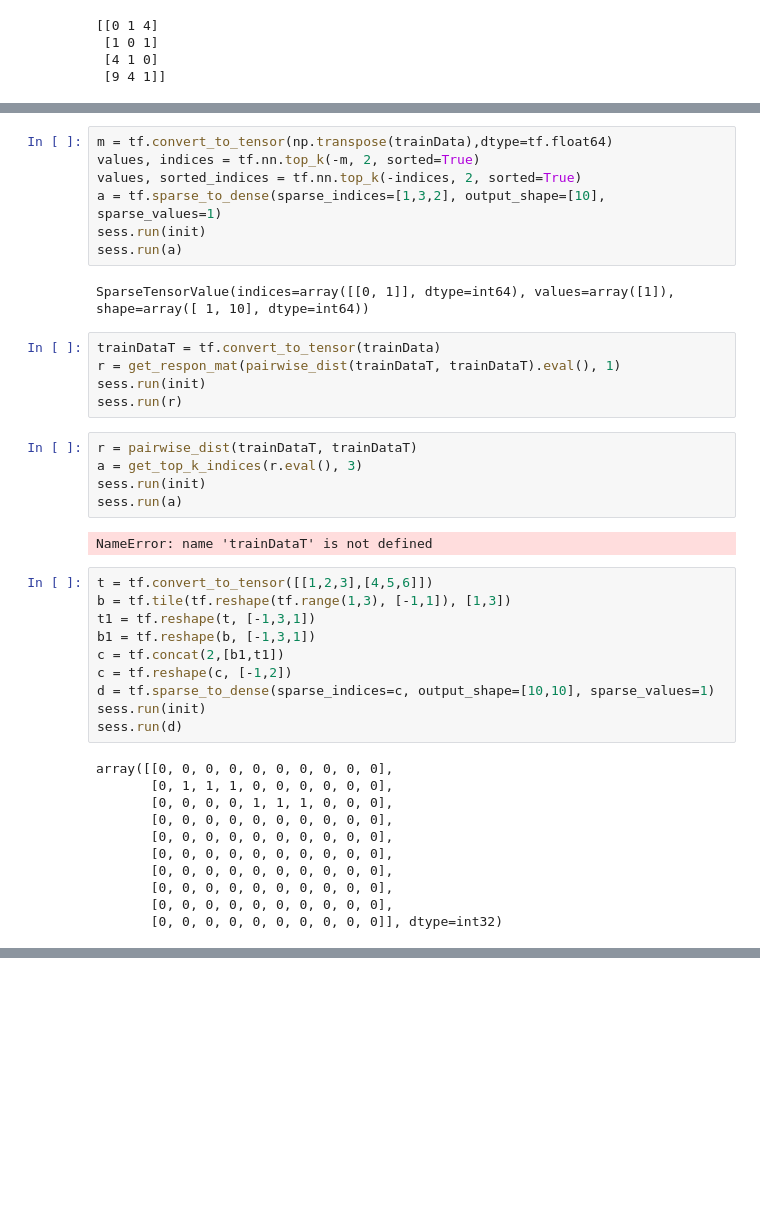
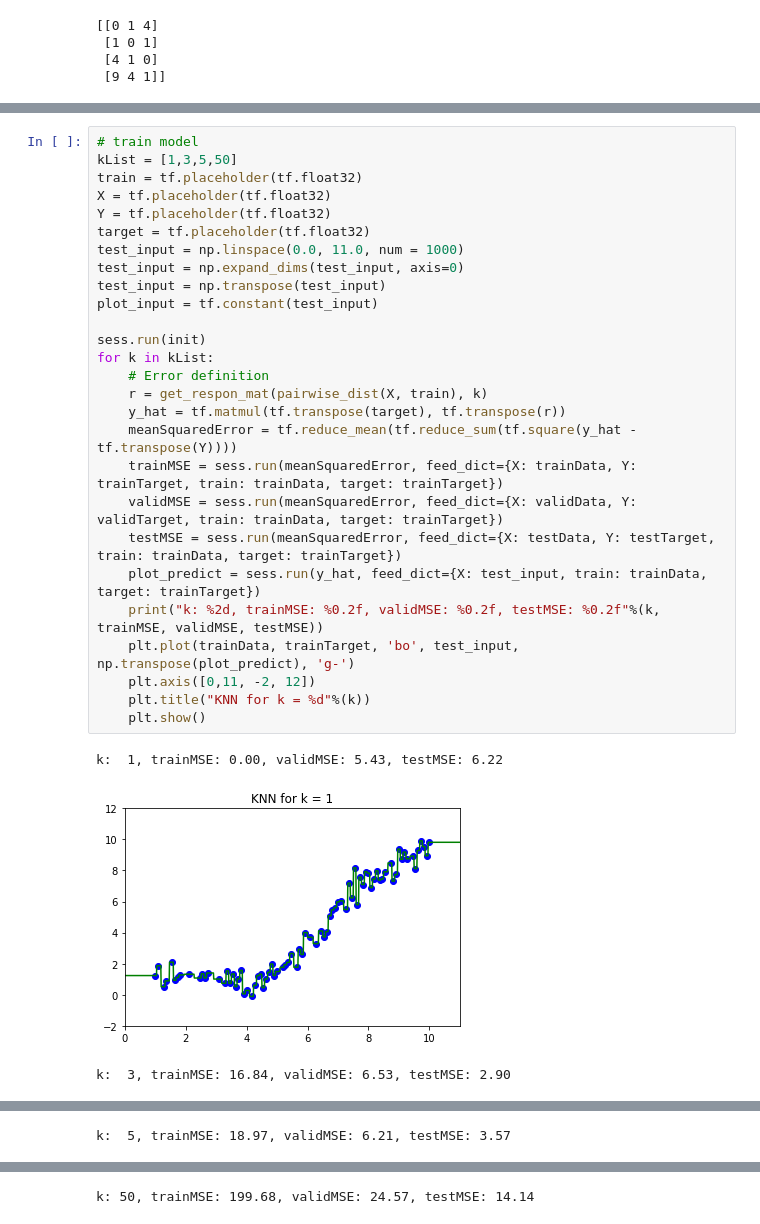
Before and after one commit to lidaiqing/Inference-MachineLearning, a Jupyter notebook: A1/code/a1.ipynb, the cells around one changed output, grey strips where cells are left out. Cells and saved outputs as stored; diff of their text form; blank space fills up the shorter version.

```diff
--- a/A1/code/a1.ipynb
+++ b/A1/code/a1.ipynb
@@ -91,42 +76,31 @@ UnboundLocalError: local variable 'sorted_indices' referenced before assignment
-# %%
-m = tf.convert_to_tensor(np.transpose(trainData),dtype=tf.float64)
-values, indices = tf.nn.top_k(-m, 2, sorted=True)
-values, sorted_indices = tf.nn.top_k(-indices, 2, sorted=True)
-a = tf.sparse_to_dense(sparse_indices=[1,3,2], output_shape=[10], sparse_values=1)
-sess.run(init)
-sess.run(a)
-# %% [output]
-SparseTensorValue(indices=array([[0, 1]], dtype=int64), values=array([1]), shape=array([ 1, 10], dtype=int64))
-# %%
-trainDataT = tf.convert_to_tensor(trainData)
-r = get_respon_mat(pairwise_dist(trainDataT, trainDataT).eval(), 1)
-sess.run(init)
-sess.run(r)
-# %%
-r = pairwise_dist(trainDataT, trainDataT)
-a = get_top_k_indices(r.eval(), 3)
-sess.run(init)
-sess.run(a)
-# %% [output]
-NameError: name 'trainDataT' is not defined
-# %%
-t = tf.convert_to_tensor([[1,2,3],[4,5,6]])
-b = tf.tile(tf.reshape(tf.range(1,3), [-1,1]), [1,3])
-t1 = tf.reshape(t, [-1,3,1])
-b1 = tf.reshape(b, [-1,3,1])
-c = tf.concat(2,[b1,t1])
-c = tf.reshape(c, [-1,2])
-d = tf.sparse_to_dense(sparse_indices=c, output_shape=[10,10], sparse_values=1)
-sess.run(init)
-sess.run(d)
-# %% [output]
-array([[0, 0, 0, 0, 0, 0, 0, 0, 0, 0],
-       [0, 1, 1, 1, 0, 0, 0, 0, 0, 0],
-       [0, 0, 0, 0, 1, 1, 1, 0, 0, 0],
-       [0, 0, 0, 0, 0, 0, 0, 0, 0, 0],
-       [0, 0, 0, 0, 0, 0, 0, 0, 0, 0],
-       [0, 0, 0, 0, 0, 0, 0, 0, 0, 0],
-       [0, 0, 0, 0, 0, 0, 0, 0, 0, 0],
-       [0, 0, 0, 0, 0, 0, 0, 0, 0, 0],
-       [0, 0, 0, 0, 0, 0, 0, 0, 0, 0],
-       [0, 0, 0, 0, 0, 0, 0, 0, 0, 0]], dtype=int32)
+# %%
+# train model
+kList = [1,3,5,50]
+train = tf.placeholder(tf.float32)
+X = tf.placeholder(tf.float32)
+Y = tf.placeholder(tf.float32)
+target = tf.placeholder(tf.float32)
+test_input = np.linspace(0.0, 11.0, num = 1000)
+test_input = np.expand_dims(test_input, axis=0)
+test_input = np.transpose(test_input)
+plot_input = tf.constant(test_input)
+
+sess.run(init)
+for k in kList:
+    # Error definition
+    r = get_respon_mat(pairwise_dist(X, train), k)
+    y_hat = tf.matmul(tf.transpose(target), tf.transpose(r))
+    meanSquaredError = tf.reduce_mean(tf.reduce_sum(tf.square(y_hat - tf.transpose(Y))))
+    trainMSE = sess.run(meanSquaredError, feed_dict={X: trainData, Y: trainTarget, train: trainData, target: trainTarget})
+    validMSE = sess.run(meanSquaredError, feed_dict={X: validData, Y: validTarget, train: trainData, target: trainTarget})
+    testMSE = sess.run(meanSquaredError, feed_dict={X: testData, Y: testTarget, train: trainData, target: trainTarget})
+    plot_predict = sess.run(y_hat, feed_dict={X: test_input, train: trainData, target: trainTarget})
+    print("k: %2d, trainMSE: %0.2f, validMSE: %0.2f, testMSE: %0.2f"%(k, trainMSE, validMSE, testMSE))
+    plt.plot(trainData, trainTarget, 'bo', test_input, np.transpose(plot_predict), 'g-')
+    plt.axis([0,11, -2, 12])
+    plt.title("KNN for k = %d"%(k))
+    plt.show()
+# %% [output]
+k:  1, trainMSE: 0.00, validMSE: 5.43, testMSE: 6.22
+[figure, added]
+k:  3, trainMSE: 16.84, validMSE: 6.53, testMSE: 2.90
@@ -132,0 +108 @@ array([[0, 0, 0, 0, 0, 0, 0, 0, 0, 0],
+k:  5, trainMSE: 18.97, validMSE: 6.21, testMSE: 3.57
@@ -132,0 +110 @@ array([[0, 0, 0, 0, 0, 0, 0, 0, 0, 0],
+k: 50, trainMSE: 199.68, validMSE: 24.57, testMSE: 14.14
```
Also changed, not shown: parts of 9 cells of this notebook, 1 other file.
